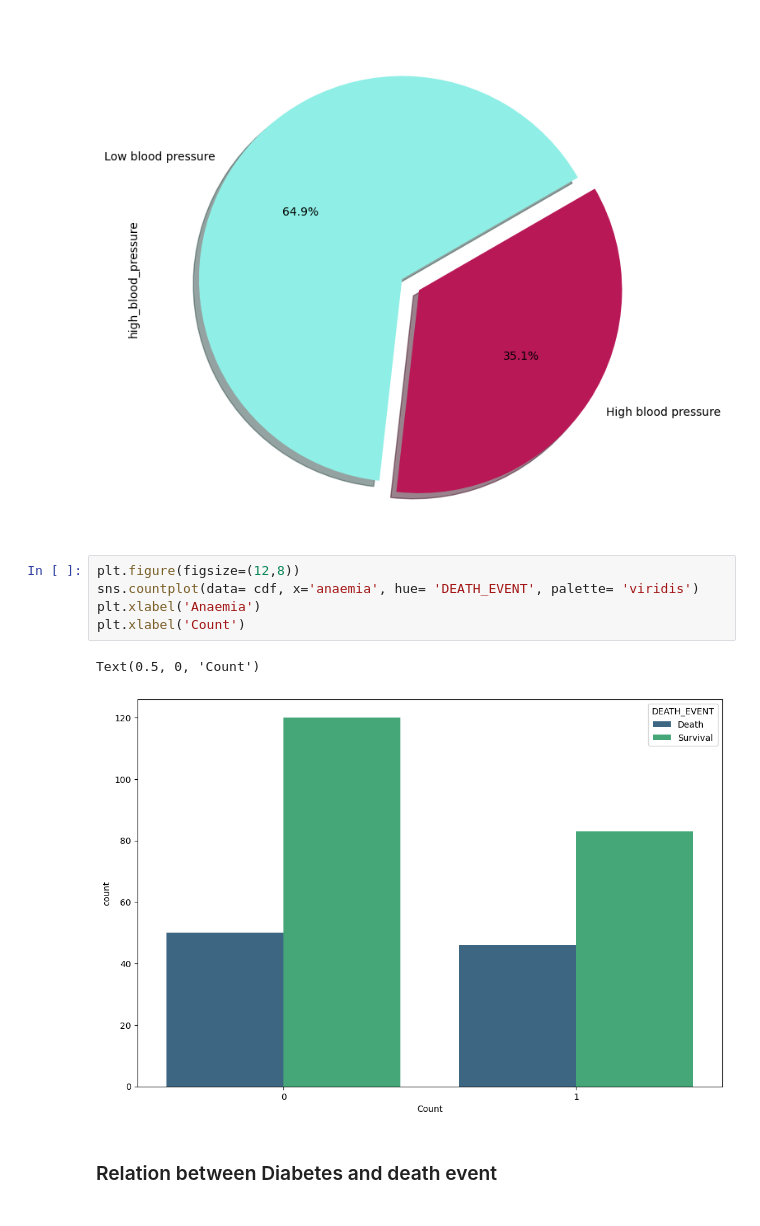
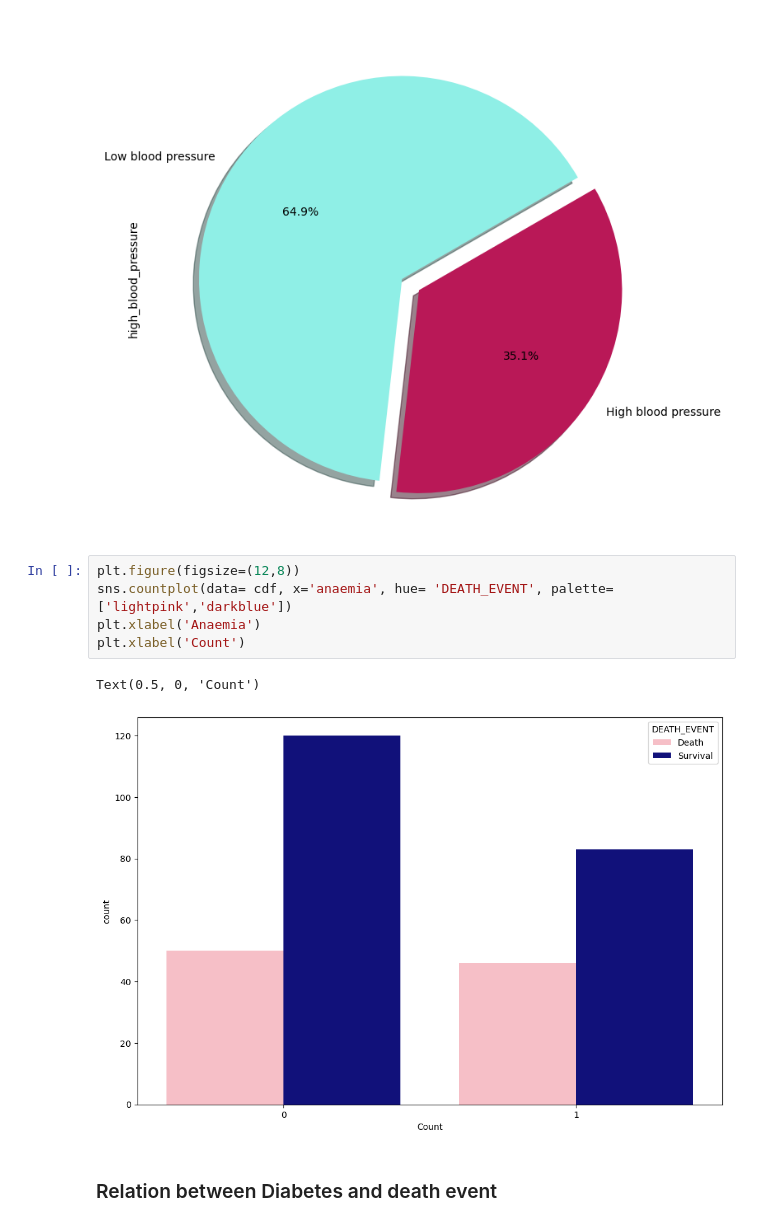
Before and after one commit to Misara-Ahmed/Cardiovascular-Disease-Prediction, a Jupyter notebook: Heart_failure_prediction_logistic.ipynb, the cells around one changed output. Drawn from its saved outputs; the diff is of its cells as text.

```diff
--- a/Heart_failure_prediction_logistic.ipynb
+++ b/Heart_failure_prediction_logistic.ipynb
@@ -152,12 +152,12 @@ cdf.high_blood_pressure.value_counts().plot.pie( autopct='%1.1f%%', startangle =
 [figure]
 # %%
 plt.figure(figsize=(12,8))
-sns.countplot(data= cdf, x='anaemia', hue= 'DEATH_EVENT', palette= 'viridis')
+sns.countplot(data= cdf, x='anaemia', hue= 'DEATH_EVENT', palette= ['lightpink','darkblue'])
 plt.xlabel('Anaemia')
 plt.xlabel('Count')
 # %% [output]
 Text(0.5, 0, 'Count')
-[figure, old version]
+[figure, new version]
 # %% [markdown]
 ### Relation between Diabetes and death event
 # %%
```
Also changed, not shown: parts of 26 cells of this notebook.
